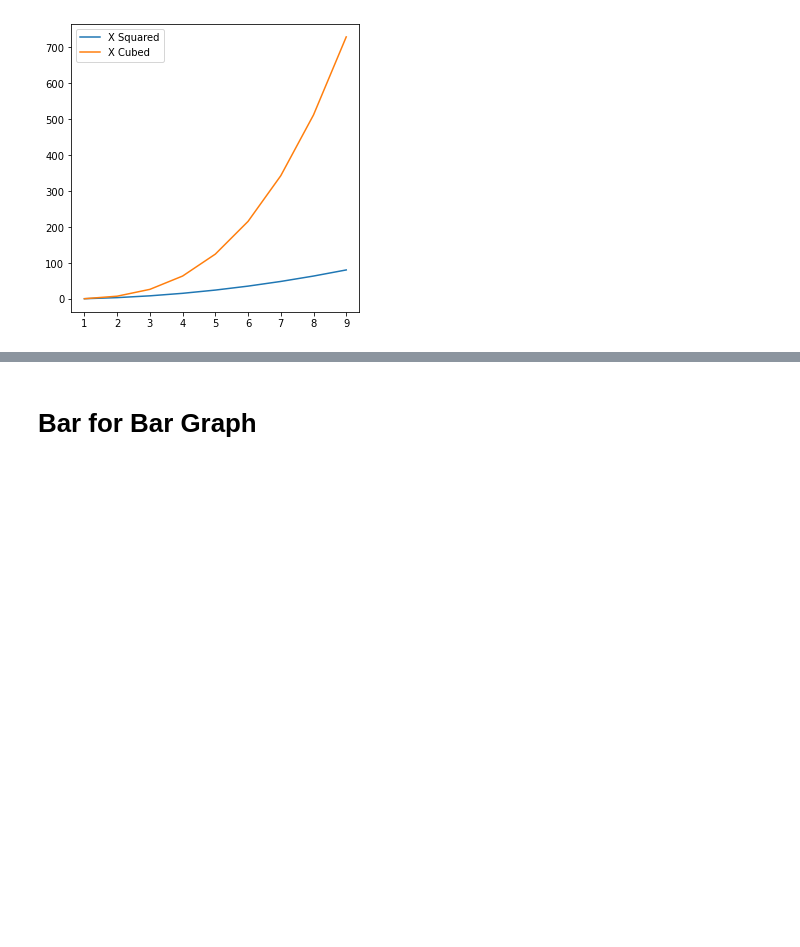
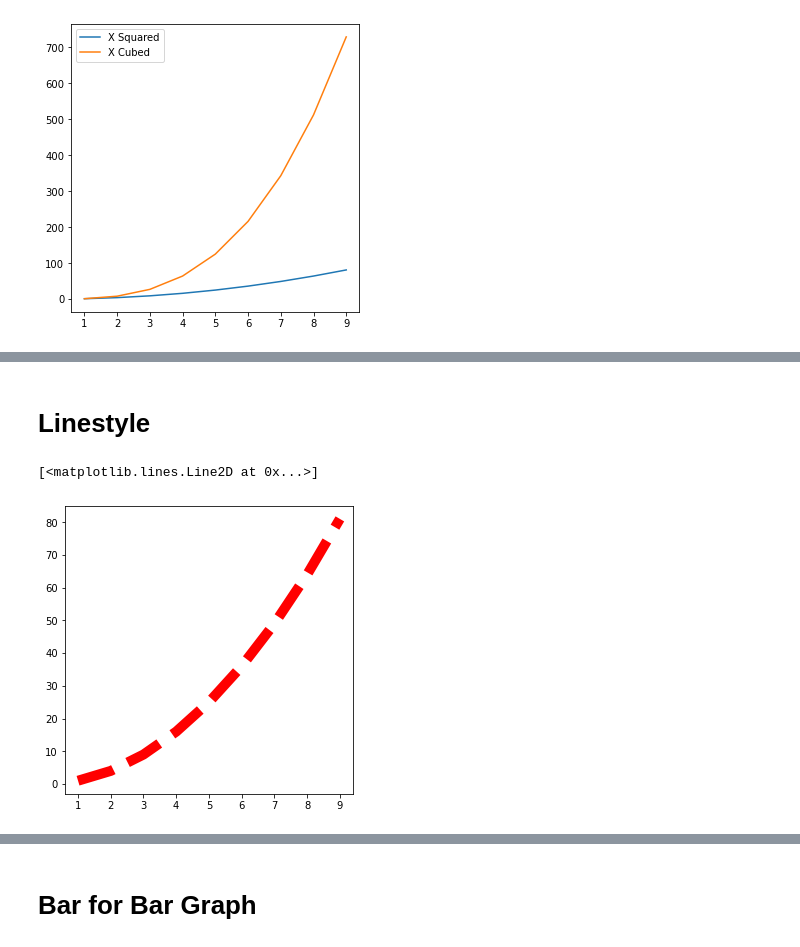
Before and after one commit to arutsh/Python-Programming-for-Data-Science-Part-1, a Jupyter notebook: lectures/07 - Matplotlib_basics.ipynb, the cells around one changed output, grey strips where cells are left out. Drawn from its saved outputs; the diff is of its cells as text; code cells hidden in the pictures; blank space fills up the shorter version.

```diff
--- a/lectures/07 - Matplotlib_basics.ipynb
+++ b/lectures/07 - Matplotlib_basics.ipynb
@@ -217,0 +256,11 @@ ax.legend() # requires labels to be given to the plots
+# %% [markdown]
+# Linestyle
+# %%
+fig = plt.figure(figsize=(4,4))
+
+ax = fig.add_axes([0,0,1,1])
+
+ax.plot(x, y, color = 'red', linewidth = 10, linestyle = '--')
+# %% [output]
+[<matplotlib.lines.Line2D at 0x...>]
+[figure, added]
```
Also changed, not shown: parts of 14 cells of this notebook.
